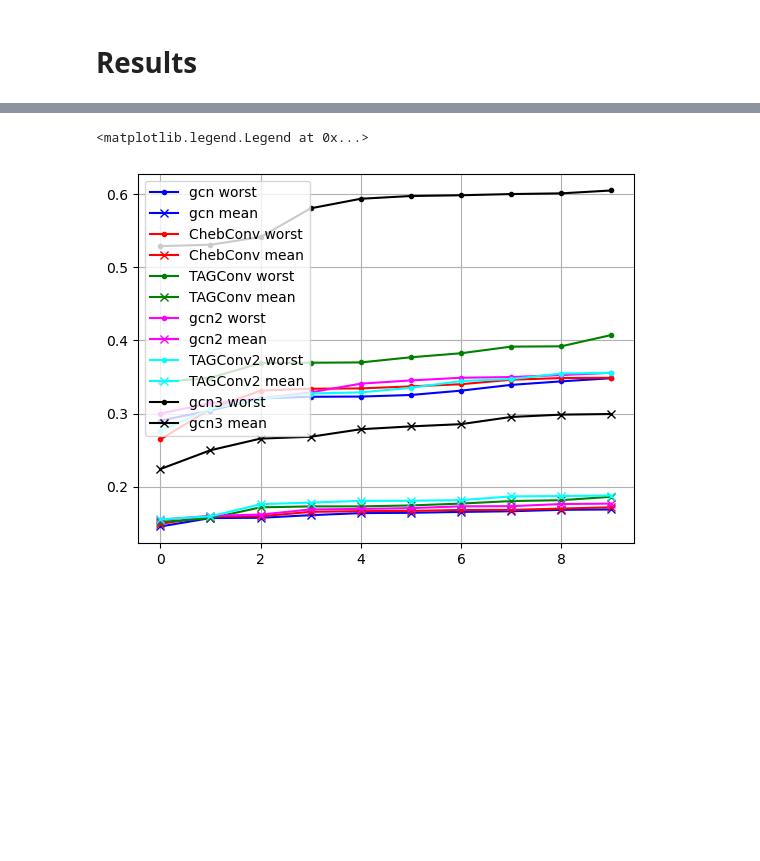
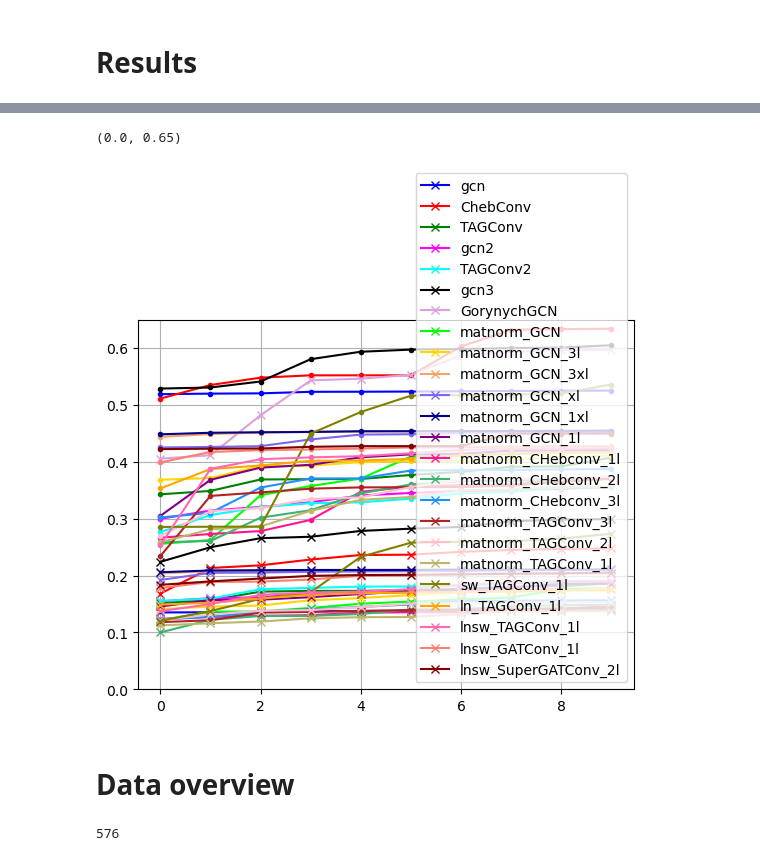
Before and after one commit to NikitaShlapak/OpenMCNeuro, a Jupyter notebook: graphs.ipynb, the cells around one changed output, grey strips where cells are left out. Cells and saved outputs as stored; diff of their text form; code cells hidden in the pictures; blank space fills up the shorter version.

```diff
--- a/graphs.ipynb
+++ b/graphs.ipynb
@@ -745,3 +745,0 @@ desc.shape
-# %%
-desc = desc[..., sq]
-dims2 = dims1
@@ -793,7 +789,8 @@ for i, kind in enumerate(['best','worst','mean_abs','mean']):
 best = []
 mean_best = []
 for _dir in list(filter(is_fully_trained, os.listdir(RES_DIR))):
-    results = describe(*load_test_res(_dir), thresh=0.1)
+    true, pred= load_test_res(_dir)
+    results = describe(true, pred)
     best.append((_dir, float(results['worst'])))
     mean_best.append((_dir, float(results['mean_abs'])))
 
@@ -824,11 +820,0 @@ best[:10], mean_best[:10]
-# %%
-best = []
-mean_best = []
-for _dir in list(filter(is_fully_trained, os.listdir(RES_DIR))):
-    results = describe(*load_test_res(_dir), thresh=0.0)
-    best.append((_dir, float(results['worst'])))
-    mean_best.append((_dir, float(results['mean_abs'])))
-
-best.sort(key=lambda x: x[1])
-mean_best.sort(key=lambda x: x[1])
-best[:10], mean_best[:10]
@@ -855,0 +821,17 @@ best[:10], mean_best[:10]
+# %%
+import json
+try:
+    with open('summary.json', 'r') as f:
+        summary = json.load(f)
+except:
+    summary = {}
+tops = list(summary.keys())
+tops.sort(key=lambda x: summary[x]['top10']['average result'][0][1], reverse=False)
+df = []
+for i, model_name in enumerate(tops, 1):
+    df.append({
+        'Model name':model_name,
+        'Average': summary[model_name]['top10']['average result'][0][1],
+        'Worst':summary[model_name]['top10']['worst result'][0][1]
+    })
+pd.DataFrame(df).sort_values(['Worst'])
@@ -856,36 +856,40 @@ best[:10], mean_best[:10]
 # %%
 import json
 try:
     with open('summary.json', 'r') as f:
         summary = json.load(f)
 except:
     summary = {}
 finally:
     model_name = RES_DIR.split('/')[-1]
     summary[model_name] = {
         'top10':{
             'worst result': best[:10],
             'average result': mean_best[:10]
             }
         }
     with open('summary.json', 'w') as f:
         json.dump(summary, f)
 raw = {model:[] for model in summary.keys()}
 for model_name, model_data in summary.items():
     w, a = model_data['top10'].values()
     resw = [x[-1] for x in list(w)]
     resa = [x[-1] for x in list(a)]
     raw[model_name] = (resw, resa)
 fig, ax = plt.subplots()
-colors = ['blue', 'red', 'green', 'magenta', 'cyan', 'black']
+colors = ['blue', 'red', 'green', 'magenta', 'cyan', 'black', 'plum', 'lime', 'gold', 'sandybrown', 'mediumslateblue', 'darkblue', 'purple', 'deeppink', 'mediumseagreen', 'dodgerblue', 'firebrick', 'pink', 'darkkhaki', 'olive','orange', 'hotpink', 'salmon', 'maroon']
 i=0
 for model, res in raw.items():
     ax.grid(True)
     c = colors[i]
     i+=1
-    ax.plot(res[0], label=f'{model} worst', marker='.', c=c)
-    ax.plot(res[1], label=f'{model} mean', marker='x', c=c)
-ax.legend()
+    ax.plot(res[0], marker='.', c=c)
+    ax.plot(res[1], label=f'{model}', marker='x', c=c)
+ax.legend(loc=4)
+ax.set_ylim(0,0.65)
+# ax.set_xlim(-1,10)
 # %% [output]
-<matplotlib.legend.Legend at 0x...>
+(0.0, 0.65)
-[figure, old version]
+[figure, new version]
+# %% [markdown]
+# Data overview
@@ -891,0 +904,5 @@ ax.legend()
+# %%
+data_dirs = os.listdir(DATA_DIR)
+len(data_dirs)
+# %% [output]
+576
```
Also changed, not shown: parts of 64 cells of this notebook, 18 other files.
